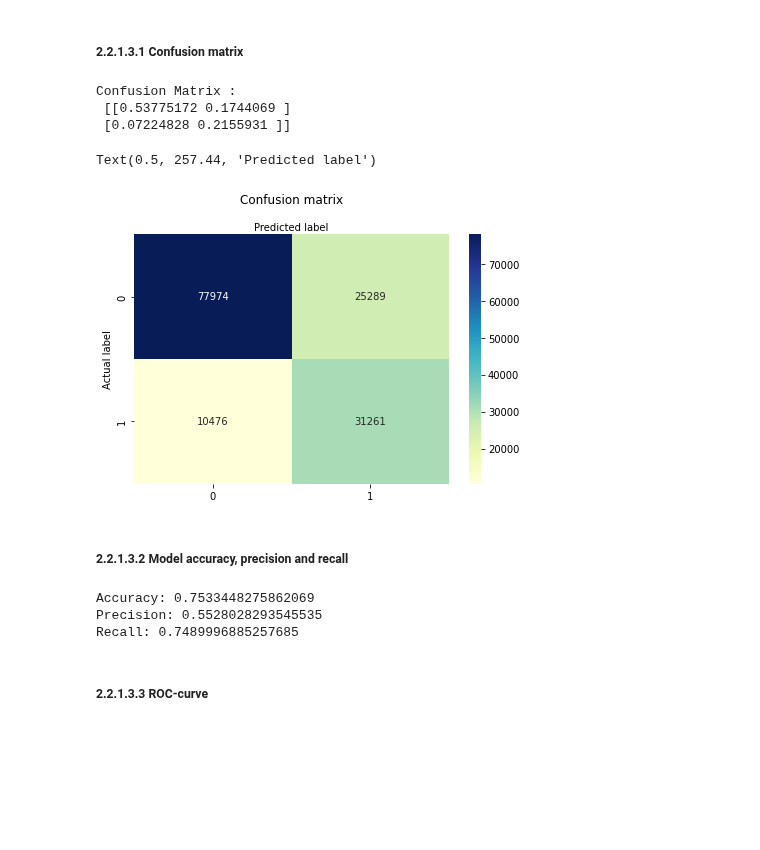
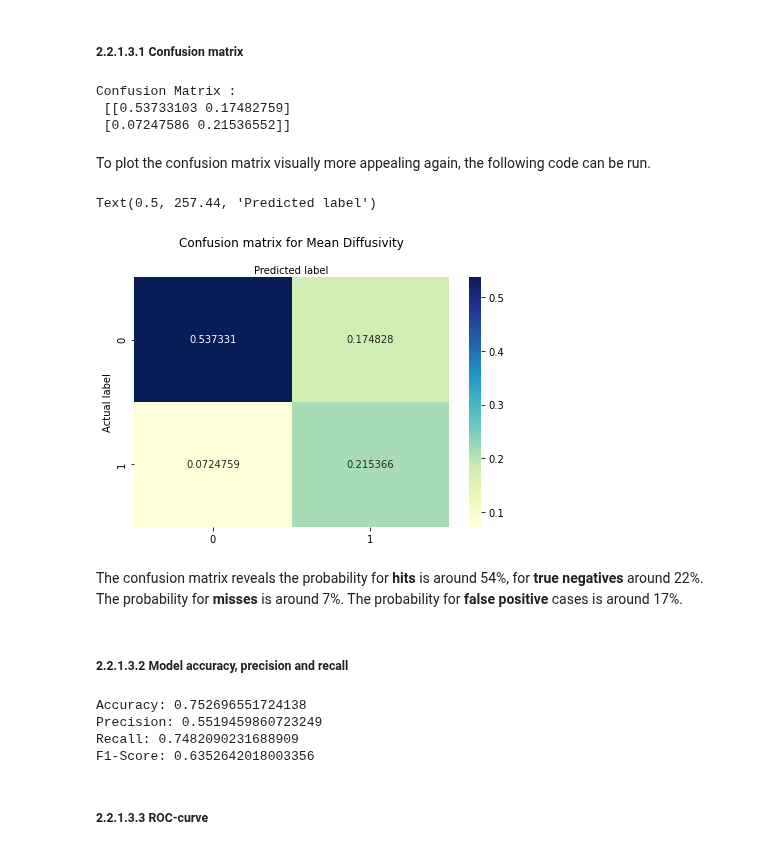
Before and after one commit to mello-y/MSc5_research_project, a Jupyter notebook: content/code/Data_analysis.ipynb, the cells around one changed output. Drawn from its saved outputs; the diff is of its cells as text; code cells hidden in the pictures; blank space fills up the shorter version.

```diff
--- a/content/code/Data_analysis.ipynb
+++ b/content/code/Data_analysis.ipynb
@@ -135,7 +120,7 @@ In the next steps, the **logistic regression** model is built. Firstly, the inpu
 # %%
 #define input
 
-X = CT_Dublin_adj.iloc[:,1:308].values
+X = CT_Dublin_adj.iloc[:,1:309].values
 # %%
 X
 # %% [output]
@@ -404,7 +391,7 @@ array([[0.   , 0.911, 0.931, ..., 0.9  , 0.907, 0.937],
 # %%
 #define input
 
-X_MD = MD_Dublin_adj.iloc[:,1:308].values
+X_MD = MD_Dublin_adj.iloc[:,1:309].values
 # %%
 #output
 
@@ -483,26 +460,28 @@ cm_MD_f = cm_MD/np.sum(cm_MD)
 print ("Confusion Matrix : \n", cm_MD_f)
 # %% [output]
 Confusion Matrix :
- [[0.53775172 0.1744069 ]
- [0.07224828 0.2155931 ]]
+ [[0.53733103 0.17482759]
+ [0.07247586 0.21536552]]
+# %% [markdown]
+To plot the confusion matrix visually more appealing again, the following code can be run.
 # %%
-# plot the confusion matrix visually more appealing
-
 class_names=[0,1]
 
 fig, ax = plt.subplots()
 tick_marks = np.arange(len(class_names))
 plt.xticks(tick_marks, class_names)
 plt.yticks(tick_marks, class_names)
-sns.heatmap(pd.DataFrame(cm_MD), annot=True, cmap="YlGnBu" ,fmt='g')
+sns.heatmap(pd.DataFrame(cm_MD_f), annot=True, cmap="YlGnBu" ,fmt='g')
 ax.xaxis.set_label_position("top")
 plt.tight_layout()
-plt.title('Confusion matrix', y=1.1)
+plt.title('Confusion matrix for Mean Diffusivity', y=1.1)
 plt.ylabel('Actual label')
 plt.xlabel('Predicted label')
 # %% [output]
 Text(0.5, 257.44, 'Predicted label')
-[figure, old version]
+[figure, new version]
+# %% [markdown]
+The confusion matrix reveals the probability for **hits** is around 54%, for **true negatives** around 22%. The probability for **misses** is around 7%. The probability for **false positive** cases is around 17%.
 # %% [markdown]
 ##### 2.2.1.3.2  Model accuracy, precision and recall
 # %%
@@ -513,10 +492,13 @@ print("Accuracy:",metrics.accuracy_score(y_tests_MD, y_preds_MD))
 print("Precision:",metrics.precision_score(y_tests_MD, y_preds_MD))
 
 print("Recall:",metrics.recall_score(y_tests_MD, y_preds_MD))
+
+print("F1-Score:", metrics.f1_score(y_tests_MD, y_preds_MD))
 # %% [output]
-Accuracy: 0.7533448275862069
-Precision: 0.5528028293545535
-Recall: 0.7489996885257685
+Accuracy: 0.752696551724138
+Precision: 0.5519459860723249
+Recall: 0.7482090231688909
+F1-Score: 0.6352642018003356
 # %% [markdown]
 ##### 2.2.1.3.3 ROC-curve
 # %%
```
Also changed, not shown: parts of 43 cells of this notebook.
